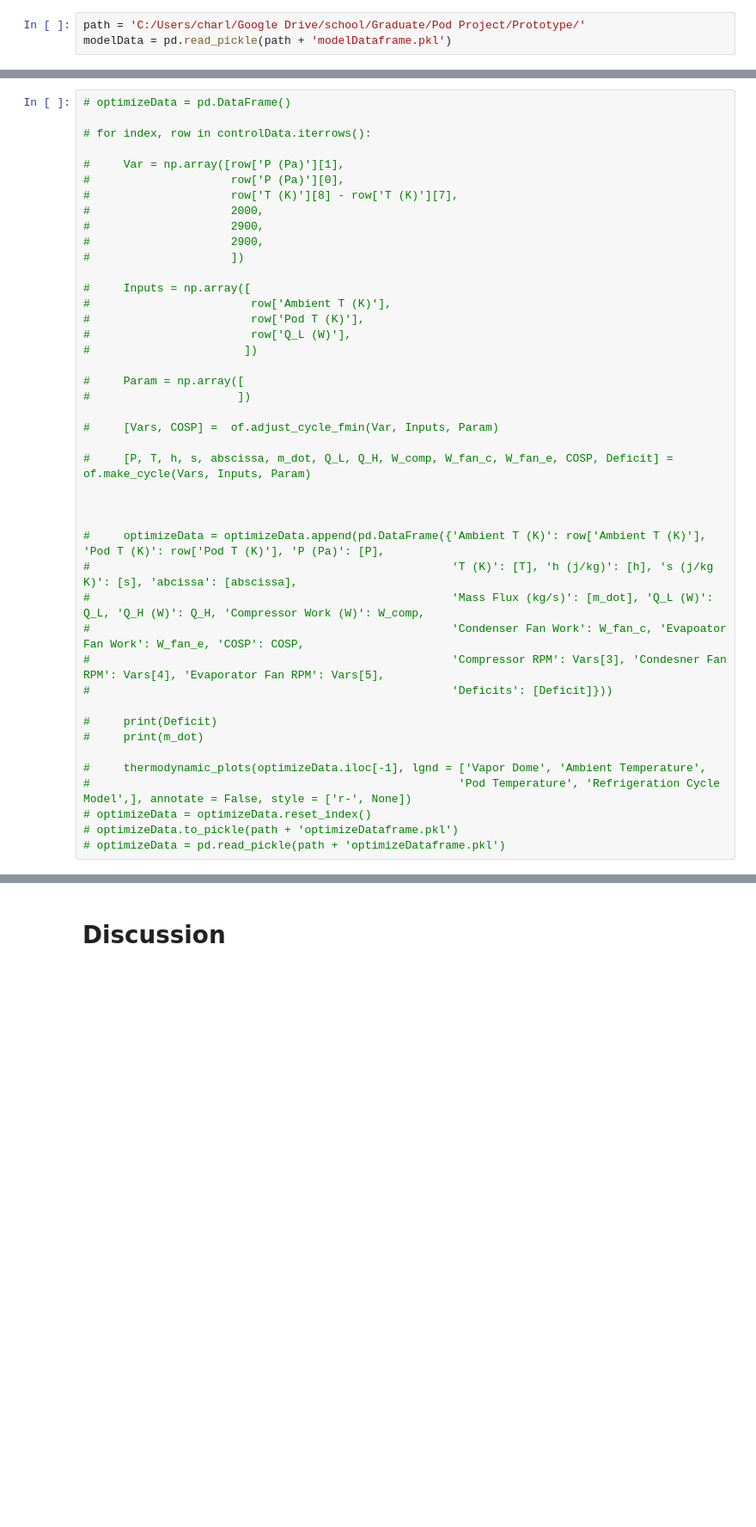
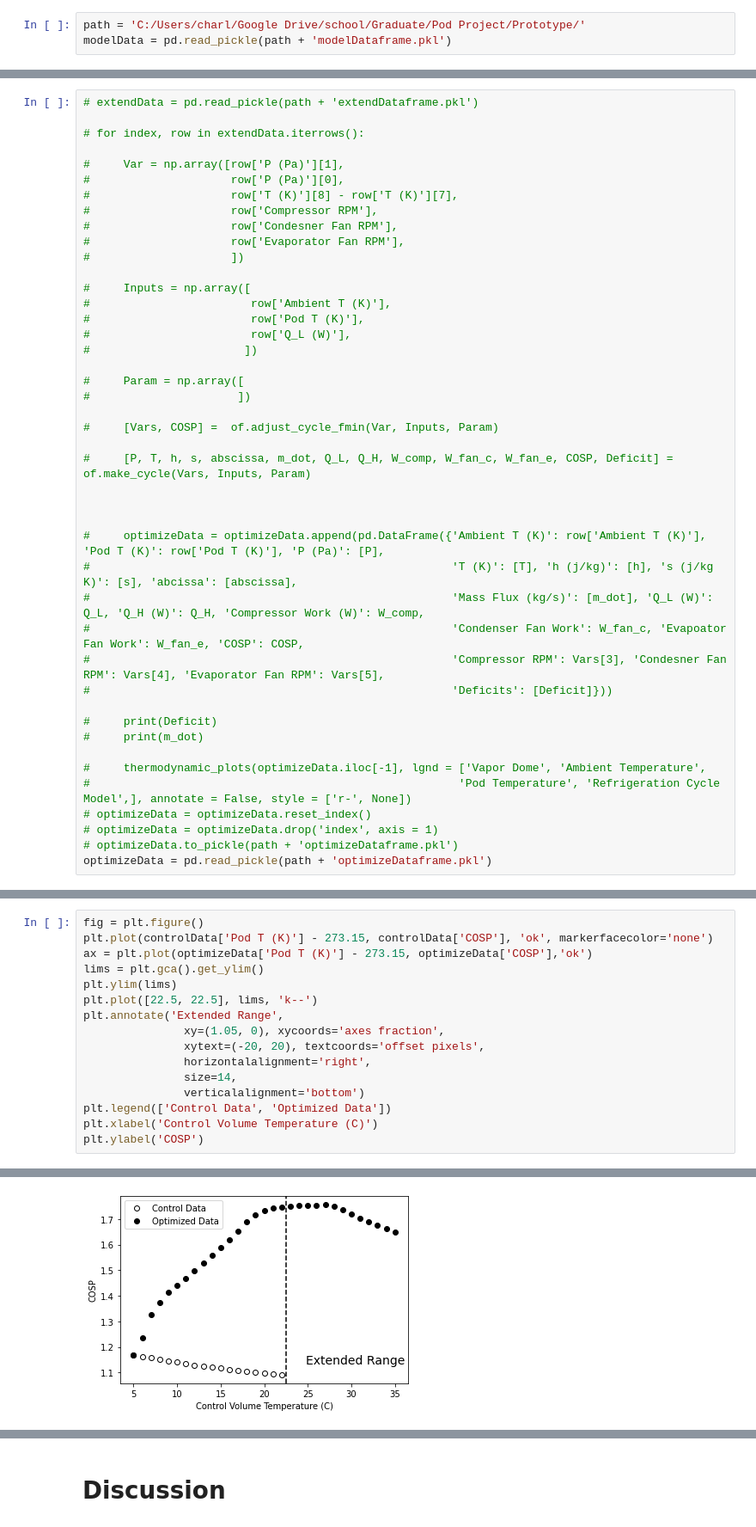
Before and after one commit to ChaseKlewicki/VCRC-Optimize, a Jupyter notebook: Optimize Model Playground.ipynb, the cells around one changed output, grey strips where cells are left out. Shown at 86% size. Saved outputs shown, nothing was run; the diff lists cells and outputs as text; blank space fills up the shorter version.

```diff
--- a/Optimize Model Playground.ipynb
+++ b/Optimize Model Playground.ipynb
@@ -65,14 +129,14 @@ llbData = pd.read_pickle(path + 'llbDataframe.pkl')
 # %%
-# optimizeData = pd.DataFrame()
+# extendData = pd.read_pickle(path + 'extendDataframe.pkl')
 
-# for index, row in controlData.iterrows():
+# for index, row in extendData.iterrows():
 
 #     Var = np.array([row['P (Pa)'][1],
 #                     row['P (Pa)'][0],
 #                     row['T (K)'][8] - row['T (K)'][7],
-#                     2000,
-#                     2900,
-#                     2900,
+#                     row['Compressor RPM'],
+#                     row['Condesner Fan RPM'],
+#                     row['Evaporator Fan RPM'],
 #                     ])
 
 #     Inputs = np.array([
@@ -103,5 +167,6 @@ llbData = pd.read_pickle(path + 'llbDataframe.pkl')
 #     thermodynamic_plots(optimizeData.iloc[-1], lgnd = ['Vapor Dome', 'Ambient Temperature',
 #                                                       'Pod Temperature', 'Refrigeration Cycle Model',], annotate = False, style = ['r-', None])
 # optimizeData = optimizeData.reset_index()
+# optimizeData = optimizeData.drop('index', axis = 1)
 # optimizeData.to_pickle(path + 'optimizeDataframe.pkl')
-# optimizeData = pd.read_pickle(path + 'optimizeDataframe.pkl')
+optimizeData = pd.read_pickle(path + 'optimizeDataframe.pkl')
@@ -396,0 +349,17 @@ plt.savefig('figures/optimizedata P_c P_e')
+# %%
+fig = plt.figure()
+plt.plot(controlData['Pod T (K)'] - 273.15, controlData['COSP'], 'ok', markerfacecolor='none')
+ax = plt.plot(optimizeData['Pod T (K)'] - 273.15, optimizeData['COSP'],'ok')
+lims = plt.gca().get_ylim()
+plt.ylim(lims)
+plt.plot([22.5, 22.5], lims, 'k--')
+plt.annotate('Extended Range',
+               xy=(1.05, 0), xycoords='axes fraction',
+               xytext=(-20, 20), textcoords='offset pixels',
+               horizontalalignment='right',
+               size=14,
+               verticalalignment='bottom')
+plt.legend(['Control Data', 'Optimized Data'])
+plt.xlabel('Control Volume Temperature (C)')
+plt.ylabel('COSP')
+# %% [output]
@@ -397,3 +367,4 @@ plt.savefig('figures/optimizedata P_c P_e')
+[figure, added]
 # %%
 # extendData = pd.read_pickle(path + 'extendDataframe.pkl')
 # # optimizeData = pd.DataFrame()
```
Also changed, not shown: parts of 10 cells of this notebook, 9 other files.
